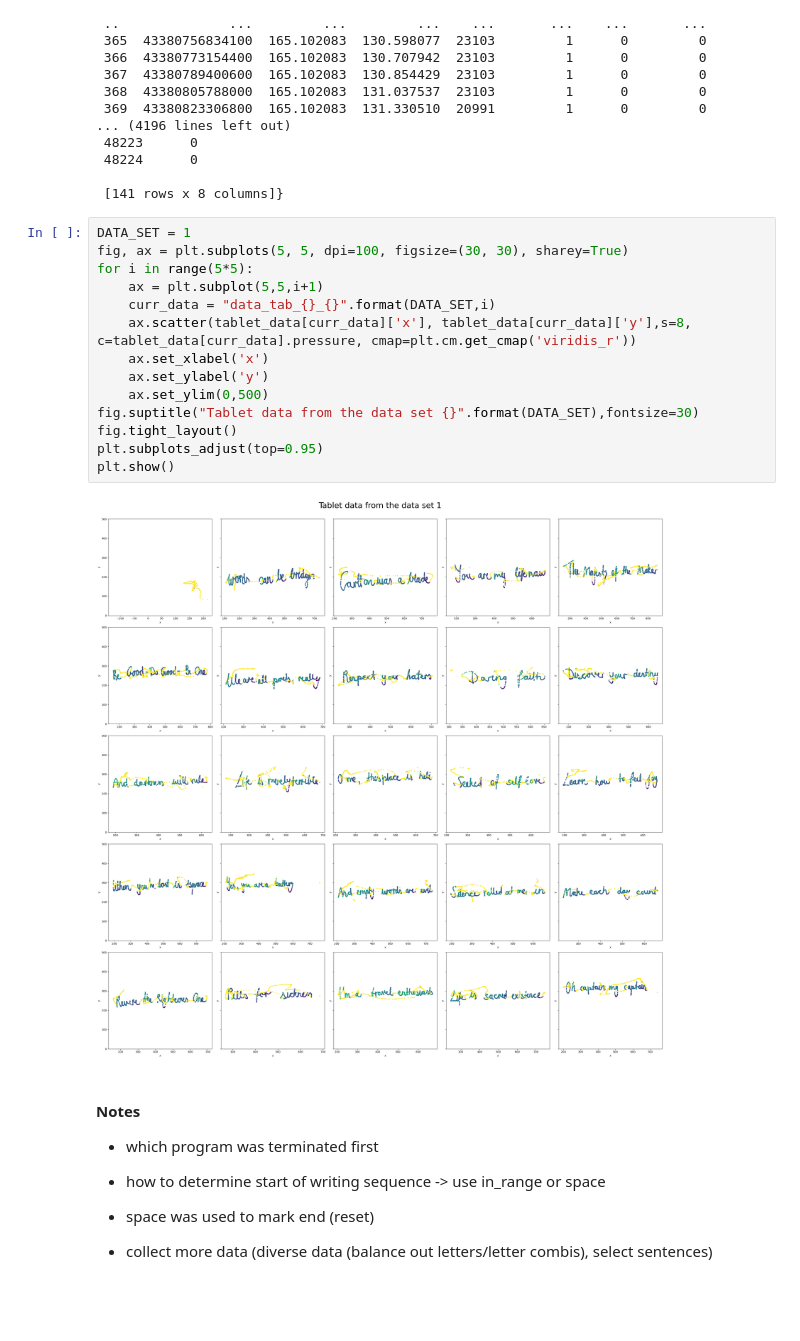
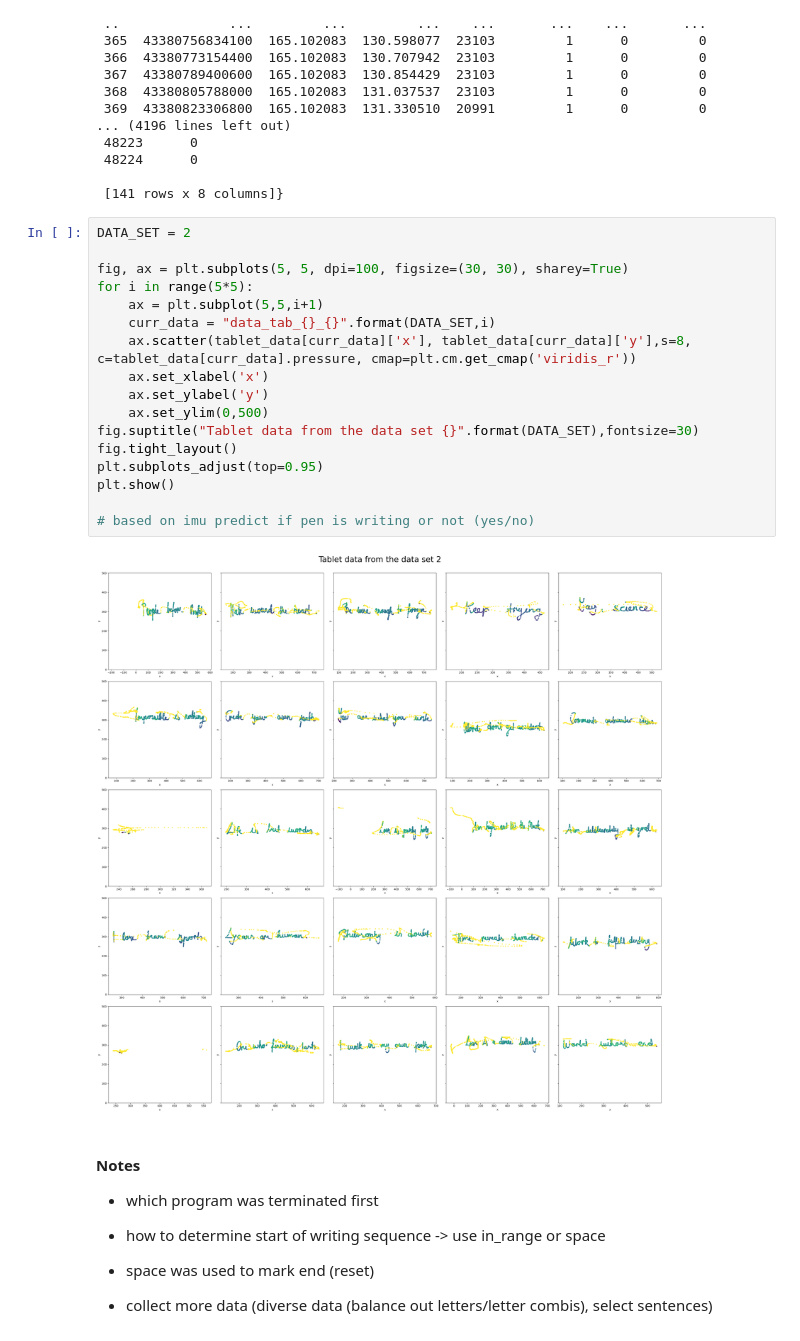
Before and after one commit to anni5701/patternRecognition, a Jupyter notebook: stylus-playground-master/notebook/data_analysis.ipynb, the cells around one changed output. Cells and saved outputs as stored; diff of their text form; blank space fills up the shorter version.

```diff
--- a/stylus-playground-master/notebook/data_analysis.ipynb
+++ b/stylus-playground-master/notebook/data_analysis.ipynb
@@ -209,21 +259,24 @@ tablet_data
 
  [141 rows x 8 columns]}
 # %%
-DATA_SET = 1
+DATA_SET = 2
+
 fig, ax = plt.subplots(5, 5, dpi=100, figsize=(30, 30), sharey=True)
 for i in range(5*5):
     ax = plt.subplot(5,5,i+1)
     curr_data = "data_tab_{}_{}".format(DATA_SET,i)
     ax.scatter(tablet_data[curr_data]['x'], tablet_data[curr_data]['y'],s=8, c=tablet_data[curr_data].pressure, cmap=plt.cm.get_cmap('viridis_r'))
     ax.set_xlabel('x')
     ax.set_ylabel('y')
     ax.set_ylim(0,500)
 fig.suptitle("Tablet data from the data set {}".format(DATA_SET),fontsize=30)
 fig.tight_layout()
 plt.subplots_adjust(top=0.95)
 plt.show()
+
+# based on imu predict if pen is writing or not (yes/no)
 # %% [output]
-[figure, old version]
+[figure, new version]
 # %% [markdown]
 #### Notes
 - which program was terminated first
```
Also changed, not shown: parts of 9 cells of this notebook, 9 other files.
